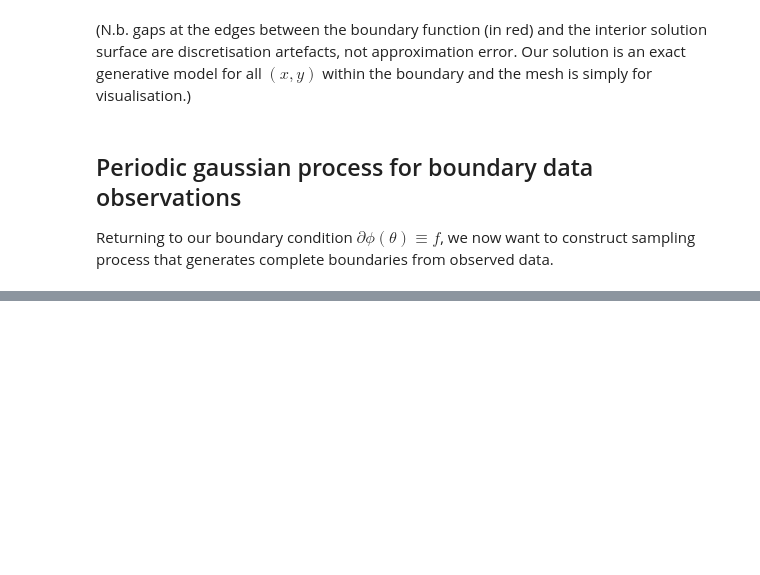
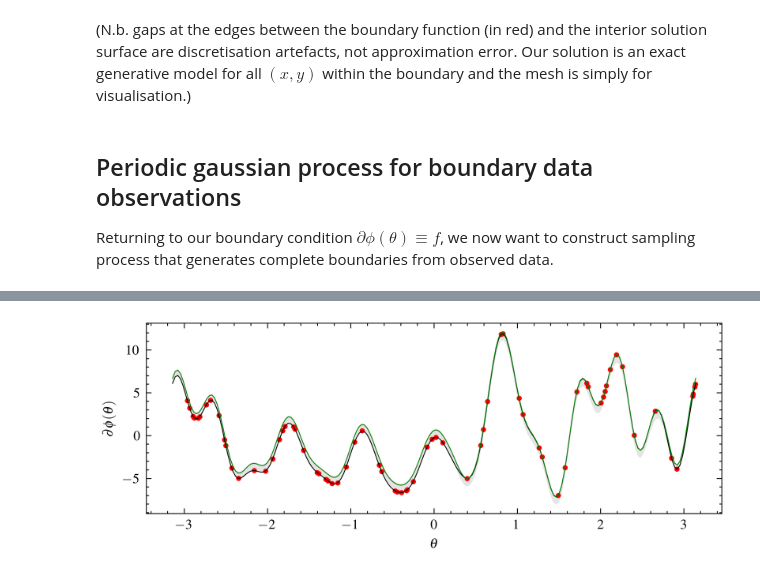
Before and after one commit to cmt-dtu-energy/hypermagnetics, a Jupyter notebook: nbs/boundaries/circular.ipynb, the cells around one changed output, grey strips where cells are left out. Saved outputs shown, nothing was run; the diff lists cells and outputs as text; code cells hidden in the pictures; blank space fills up the shorter version.

```diff
--- a/nbs/boundaries/circular.ipynb
+++ b/nbs/boundaries/circular.ipynb
@@ -277,0 +282,19 @@ samples = jax.vmap(sample_y)(jnp.array(range(100))).T
+# %%
+with plt.style.context(["science", "ieee"]):
+    fig = plt.figure(figsize=(6, 2))
+    plt.plot(theta_obs, dphi_obs, "ro", markersize=2)
+    plt.plot(theta, dphi, color="black", linewidth=0.5)
+    plt.plot(theta, samples[:, 0].ravel(), "g-", linewidth=0.5)
+    plt.fill_between(
+        theta.ravel(),
+        mean_pred - 3 * std_pred,
+        mean_pred + 3 * std_pred,
+        alpha=0.1,
+        label=r"95% confidence interval",
+    )
+
+    plt.xlabel("$\\theta$")
+    plt.ylabel("$\partial\phi(\\theta)$")
+    plt.show()
+# %% [output]
+[figure, added]
```
Also changed, not shown: parts of 14 cells of this notebook.
